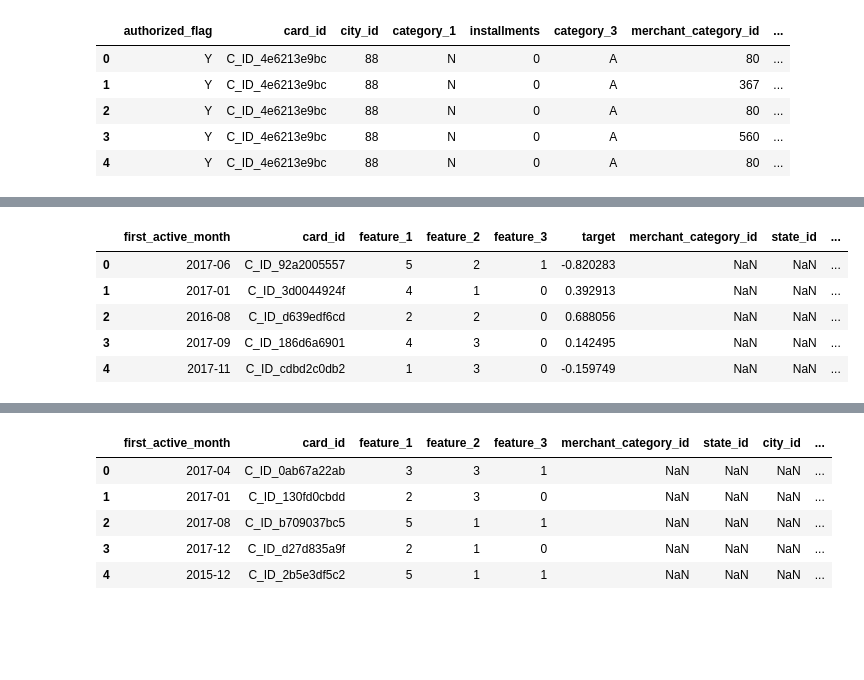
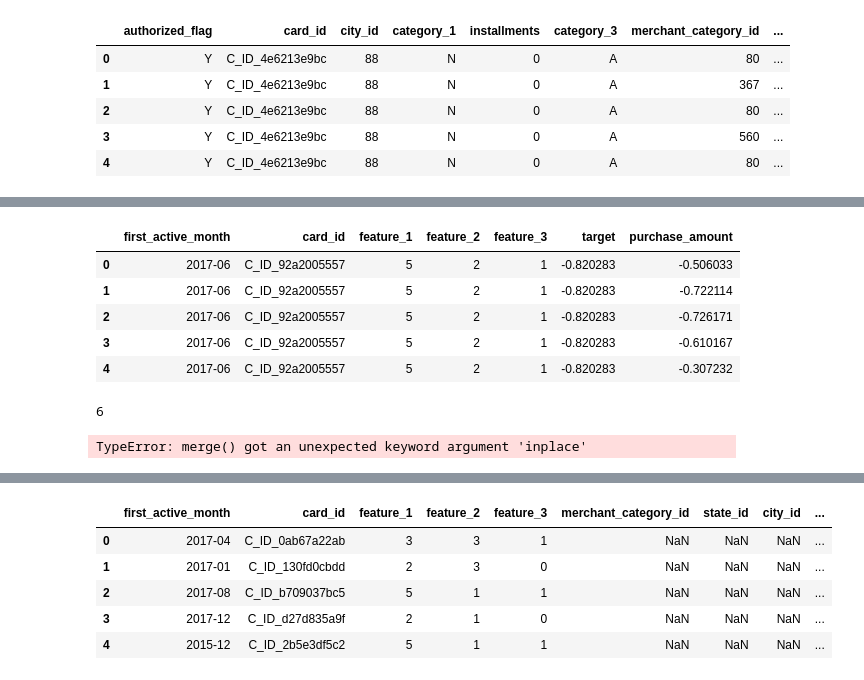
Before and after one commit to gane-dev/DeepLearning, a Jupyter notebook: elo-prediction.ipynb, the cells around one changed output, grey strips where cells are left out. Drawn from its saved outputs; the diff is of its cells as text; code cells hidden in the pictures; blank space fills up the shorter version.

Commit message:
elo notebook, adding features to test

```diff
--- a/elo-prediction.ipynb
+++ b/elo-prediction.ipynb
@@ -107,5 +67,6 @@ customer.head()
 # %%
-transactions= pd.read_csv(PATH/'historical_transactions.csv',nrows=100000)
+transactions= pd.read_csv(PATH/'historical_transactions.csv')
+#                           ,nrows=100000)
 transactions.head()
 # %% [output]
 |  | authorized_flag | card_id | city_id | category_1 | installments | category_3 | merchant_category_id | ... |
@@ -116,5 +77,6 @@ transactions.head()
 | 4 | Y | C_ID_4e6213e9bc | 88 | N | 0 | A | 80 | ... |
 # %%
 # take only merchant fields
-transactions = transactions[['card_id','merchant_category_id','state_id','city_id','purchase_amount']].copy()
+# transactions = transactions[['card_id','merchant_category_id','state_id','city_id','purchase_amount','purchase_date']].copy()
+transactions1 = transactions[['card_id','purchase_amount']].copy()
 # %%
@@ -130,11 +85,11 @@ transactions.head()
 # %%
 #merge merchants into training set
-customer = pd.merge(customer,transactions, on='card_id', how='left')
+customer = pd.merge(customer,transactions1, on='card_id', how='left')
 customer.head()
 # %% [output]
-|  | first_active_month | card_id | feature_1 | feature_2 | feature_3 | target | merchant_category_id | state_id | ... |
-| 0 | 2017-06 | C_ID_92a2005557 | 5 | 2 | 1 | -0.820283 | NaN | NaN | ... |
-| 1 | 2017-01 | C_ID_3d0044924f | 4 | 1 | 0 | 0.392913 | NaN | NaN | ... |
-| 2 | 2016-08 | C_ID_d639edf6cd | 2 | 2 | 0 | 0.688056 | NaN | NaN | ... |
-| 3 | 2017-09 | C_ID_186d6a6901 | 4 | 3 | 0 | 0.142495 | NaN | NaN | ... |
-| 4 | 2017-11 | C_ID_cdbd2c0db2 | 1 | 3 | 0 | -0.159749 | NaN | NaN | ... |
+|  | first_active_month | card_id | feature_1 | feature_2 | feature_3 | target | purchase_amount |
+| 0 | 2017-06 | C_ID_92a2005557 | 5 | 2 | 1 | -0.820283 | -0.506033 |
+| 1 | 2017-06 | C_ID_92a2005557 | 5 | 2 | 1 | -0.820283 | -0.722114 |
+| 2 | 2017-06 | C_ID_92a2005557 | 5 | 2 | 1 | -0.820283 | -0.726171 |
+| 3 | 2017-06 | C_ID_92a2005557 | 5 | 2 | 1 | -0.820283 | -0.610167 |
+| 4 | 2017-06 | C_ID_92a2005557 | 5 | 2 | 1 | -0.820283 | -0.307232 |
@@ -140,0 +98,4 @@ customer.head()
+# %%
+len(customer[customer['purchase_amount'] ==0])
+# %% [output]
+6
@@ -140,0 +110,4 @@ customer.head()
+# %%
+customer_test = pd.merge(customer_test,customer, how='left',on=['first_active_month','feature_1','feature_2','feature_3'])
+# %% [output]
+TypeError: merge() got an unexpected keyword argument 'inplace'
```
Also changed, not shown: parts of 83 cells of this notebook.
